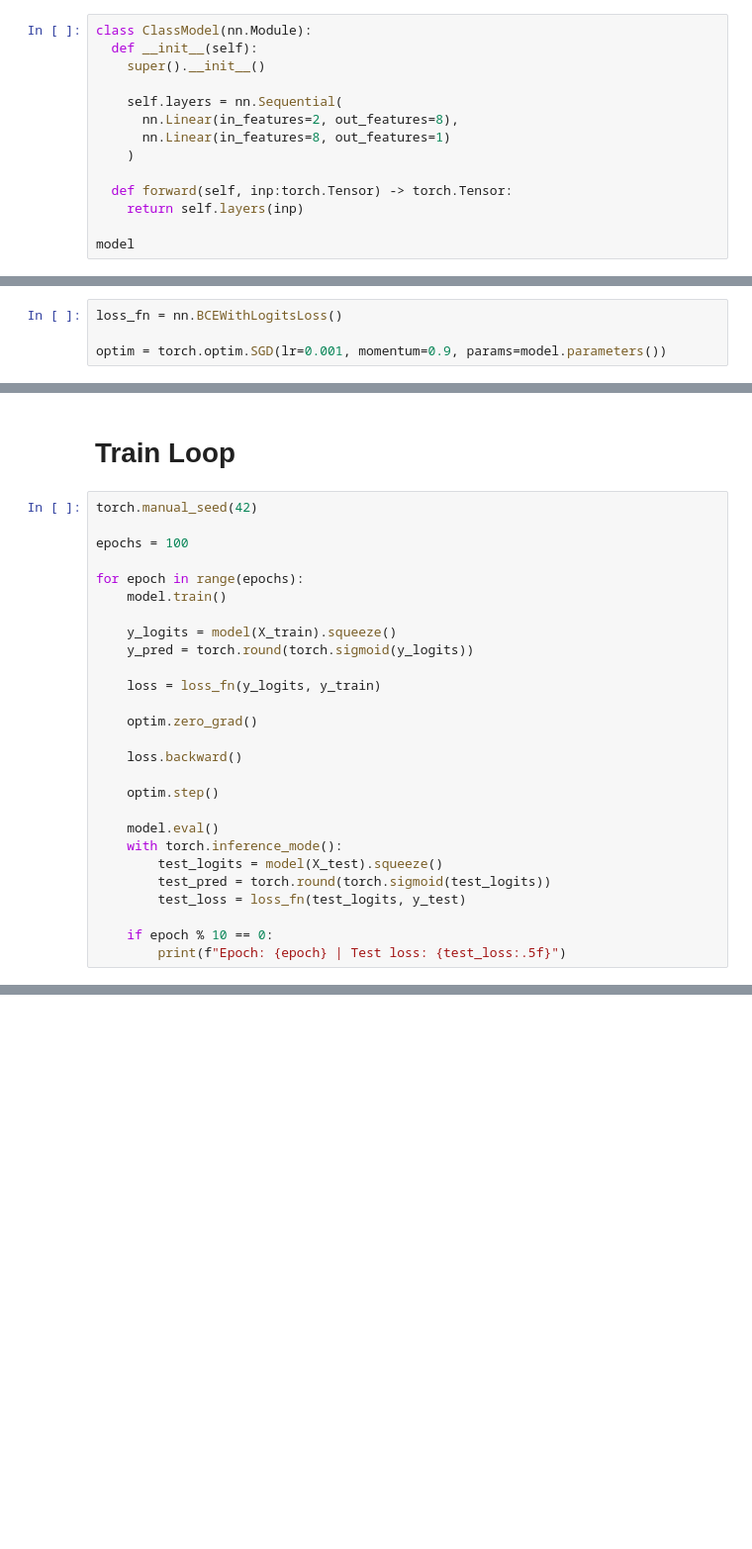
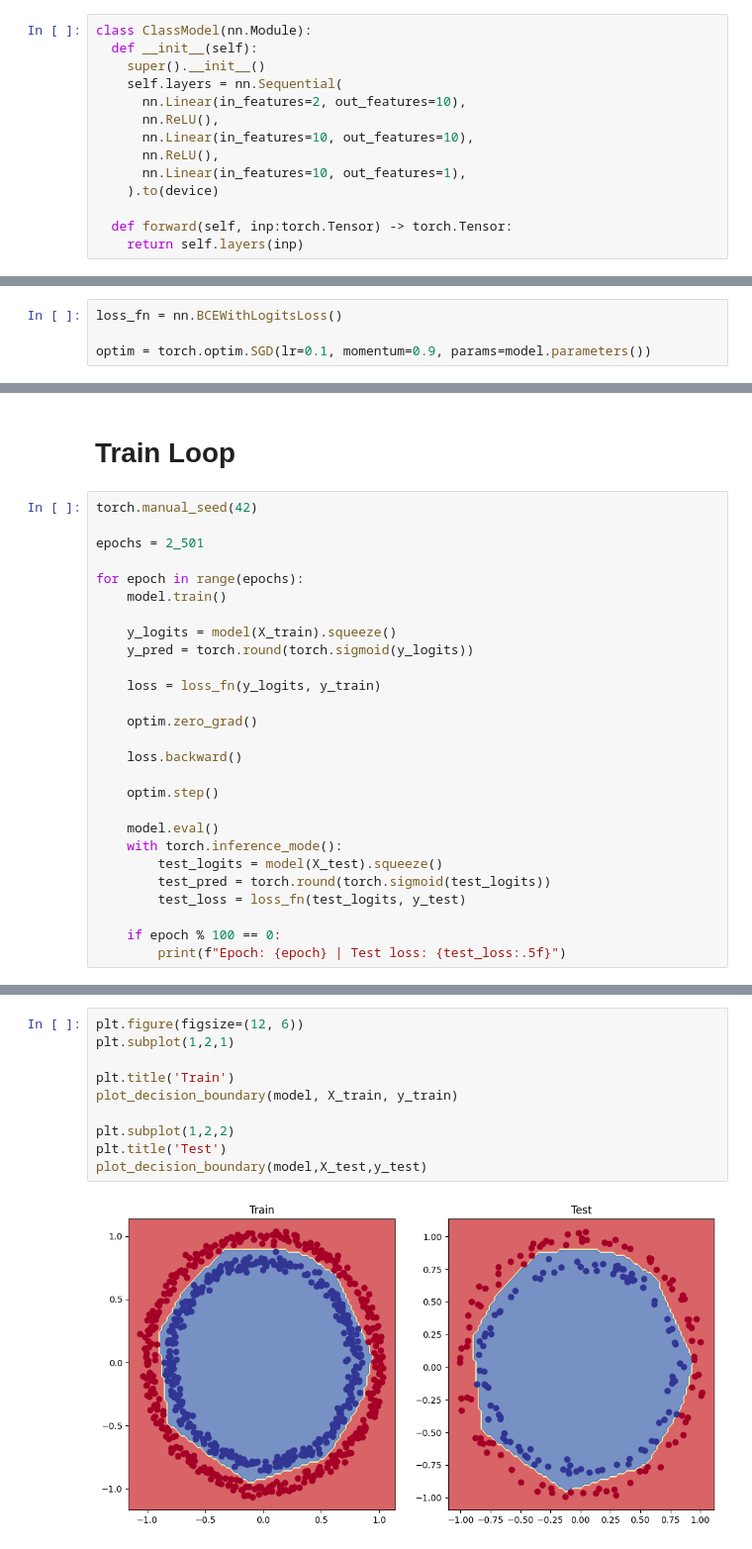
Before and after one commit to Sprt6I/pytorch-Tutorial, a Jupyter notebook: NEXT_02_pytorch_classification.ipynb, the cells around one changed output, grey strips where cells are left out. Shown at 99% size. Cells and saved outputs as stored; diff of their text form; blank space fills up the shorter version.

```diff
--- a/NEXT_02_pytorch_classification.ipynb
+++ b/NEXT_02_pytorch_classification.ipynb
@@ -72,13 +72,13 @@ y_test=y_test.type(torch.float)
 class ClassModel(nn.Module):
   def __init__(self):
     super().__init__()
-
     self.layers = nn.Sequential(
-      nn.Linear(in_features=2, out_features=8),
-      nn.Linear(in_features=8, out_features=1)
-    )
+      nn.Linear(in_features=2, out_features=10),
+      nn.ReLU(),
+      nn.Linear(in_features=10, out_features=10),
+      nn.ReLU(),
+      nn.Linear(in_features=10, out_features=1),
+    ).to(device)
 
   def forward(self, inp:torch.Tensor) -> torch.Tensor:
     return self.layers(inp)
-
-model
@@ -96,7 +89,7 @@ model = ClassModel().to(device)
 # %%
 loss_fn = nn.BCEWithLogitsLoss()
 
-optim = torch.optim.SGD(lr=0.001, momentum=0.9, params=model.parameters())
+optim = torch.optim.SGD(lr=0.1, momentum=0.9, params=model.parameters())
 # %%
 # Use sigmoid on model logits (bo tak)
 y_logits = model(X_test.type(torch.float))[:5]
@@ -121,7 +114,7 @@ tensor([1., 0., 1., 0., 1.], grad_fn=<SqueezeBackward0>)
 # %%
 torch.manual_seed(42)
 
-epochs = 100
+epochs = 2_501
 
 for epoch in range(epochs):
     model.train()
@@ -143,6 +136,6 @@ for epoch in range(epochs):
         test_pred = torch.round(torch.sigmoid(test_logits))
         test_loss = loss_fn(test_logits, y_test)
 
-    if epoch % 10 == 0:
+    if epoch % 100 == 0:
         print(f"Epoch: {epoch} | Test loss: {test_loss:.5f}")
 # %% [output]
@@ -158,0 +175,12 @@ Epoch: 90 | Test loss: 0.69097
+# %%
+plt.figure(figsize=(12, 6))
+plt.subplot(1,2,1)
+
+plt.title('Train')
+plot_decision_boundary(model, X_train, y_train)
+
+plt.subplot(1,2,2)
+plt.title('Test')
+plot_decision_boundary(model,X_test,y_test)
+# %% [output]
+[figure, added]
```
Also changed, not shown: parts of 4 cells of this notebook.
